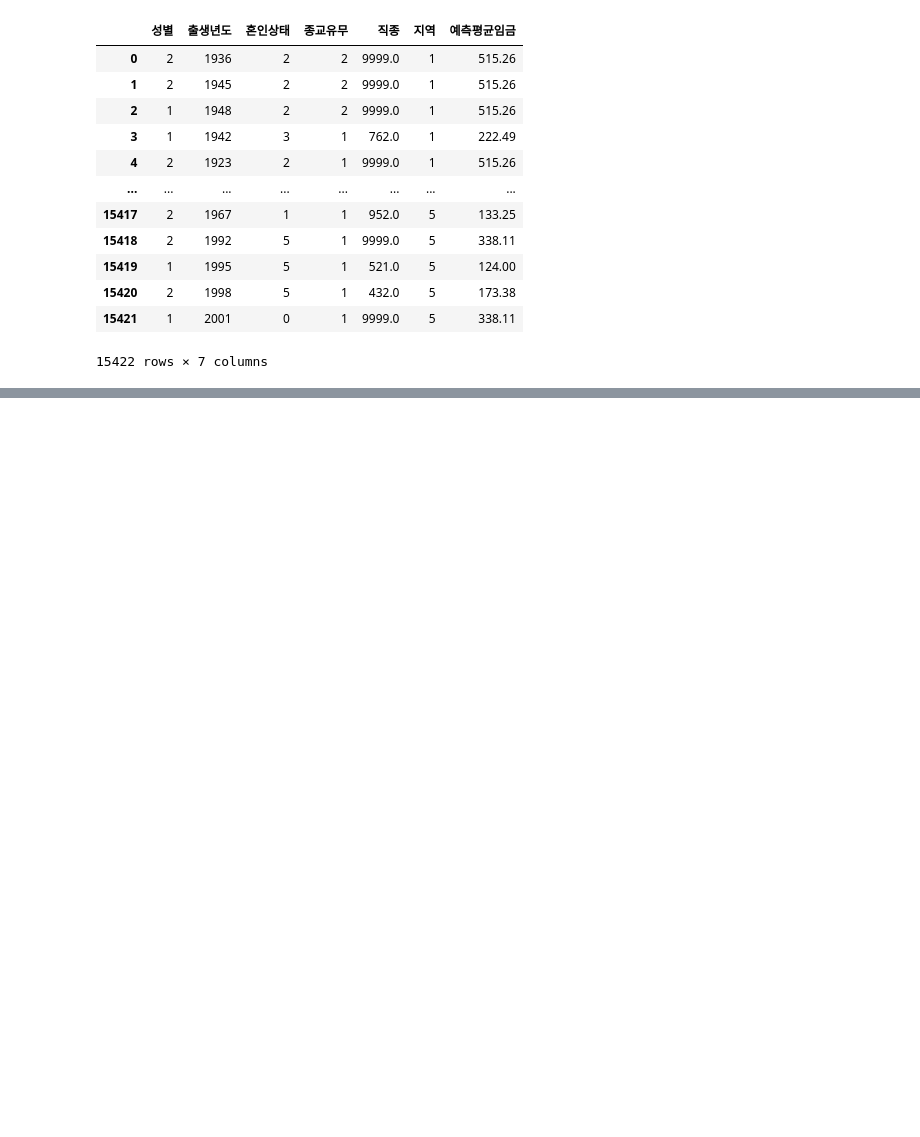
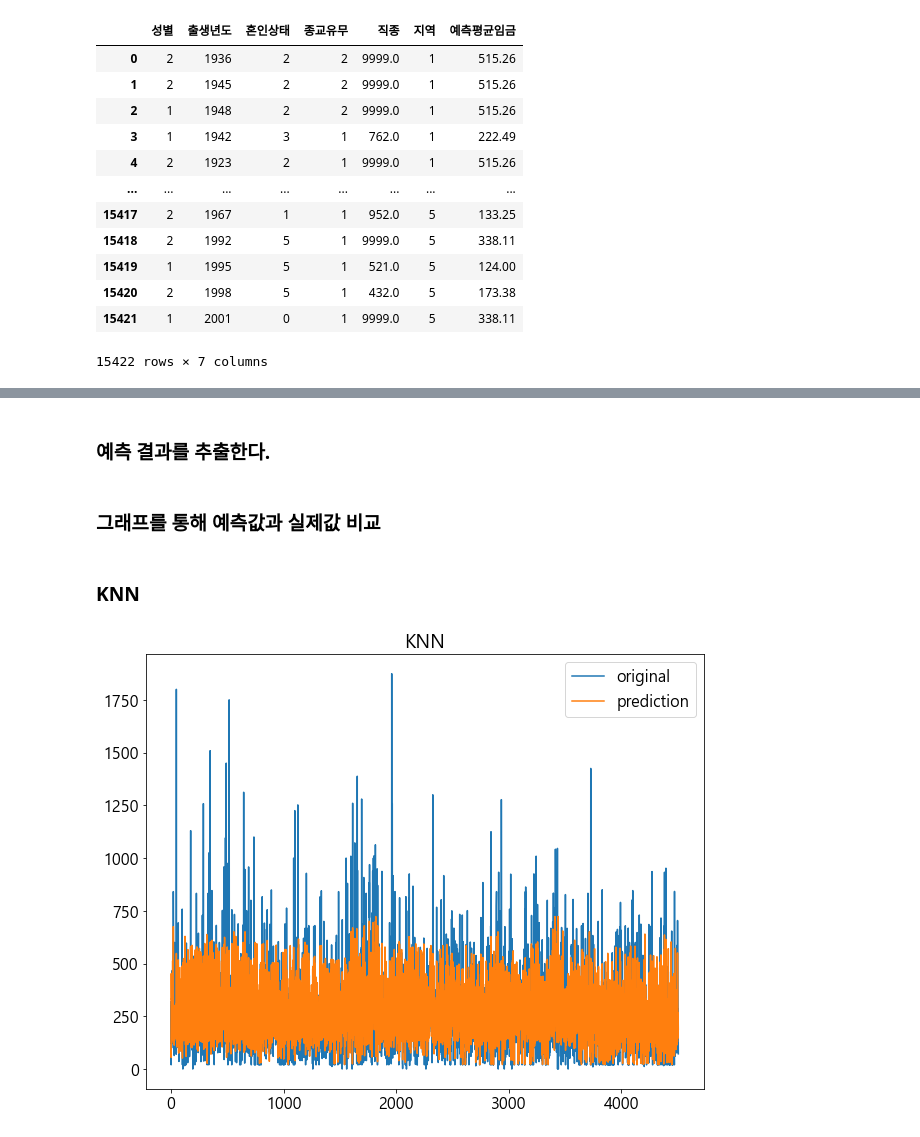
Before and after one commit to dch9610/Deep_Analysis, a Jupyter notebook: 1주차 과제/한국복지패널_데이터학습.ipynb, the cells around one changed output, grey strips where cells are left out. Cells and saved outputs as stored; diff of their text form; code cells hidden in the pictures; blank space fills up the shorter version.

```diff
--- a/1주차 과제/한국복지패널_데이터학습.ipynb
+++ b/1주차 과제/한국복지패널_데이터학습.ipynb
@@ -270,0 +653,10 @@ x_data_all
+# %%
+best1.fit(x, y)
+best2.fit(x, y)
+best3.fit(x, y)
+best4.fit(x, y)
+best5.fit(x, y)
+best6.fit(x, y)
+best7.fit(x, y)
+best8.fit(x, y)
+best9.fit(x, y)
@@ -270,0 +673,27 @@ x_data_all
+# %% [markdown]
+### 예측 결과를 추출한다.
+# %%
+pred1 = best1.predict(x)
+pred2 = best2.predict(x)
+pred3 = best3.predict(x)
+pred4 = best4.predict(x)
+pred5 = best5.predict(x)
+pred6 = best6.predict(x)
+pred7 = best7.predict(x)
+pred8 = best8.predict(x)
+pred9 = best9.predict(x)
+# %% [markdown]
+### 그래프를 통해 예측값과 실제값 비교
+# %%
+# y의 인덱스를 다시 설정한다.
+y = y.values
+# %% [markdown]
+### KNN
+# %%
+plt.plot(y, label='original')
+plt.plot(pred1, label='prediction')
+plt.title('KNN')
+plt.legend()
+plt.show()
+# %% [output]
+[figure, added]
```
Also changed, not shown: parts of 61 cells of this notebook.
